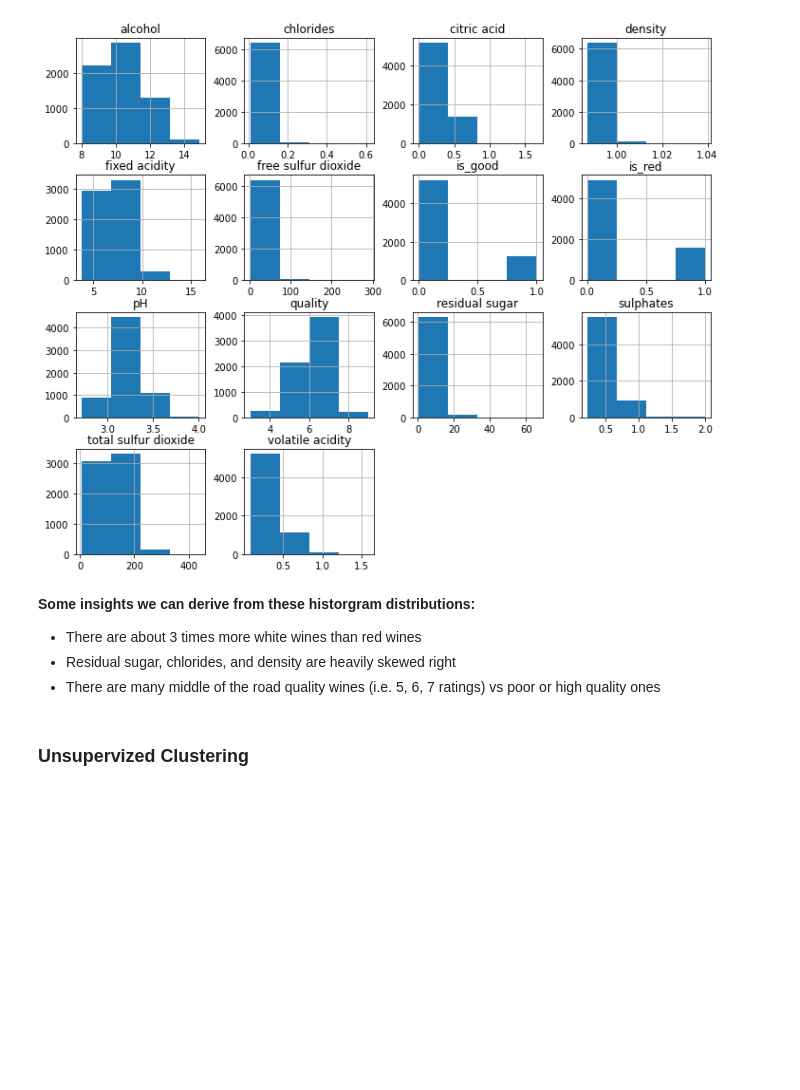
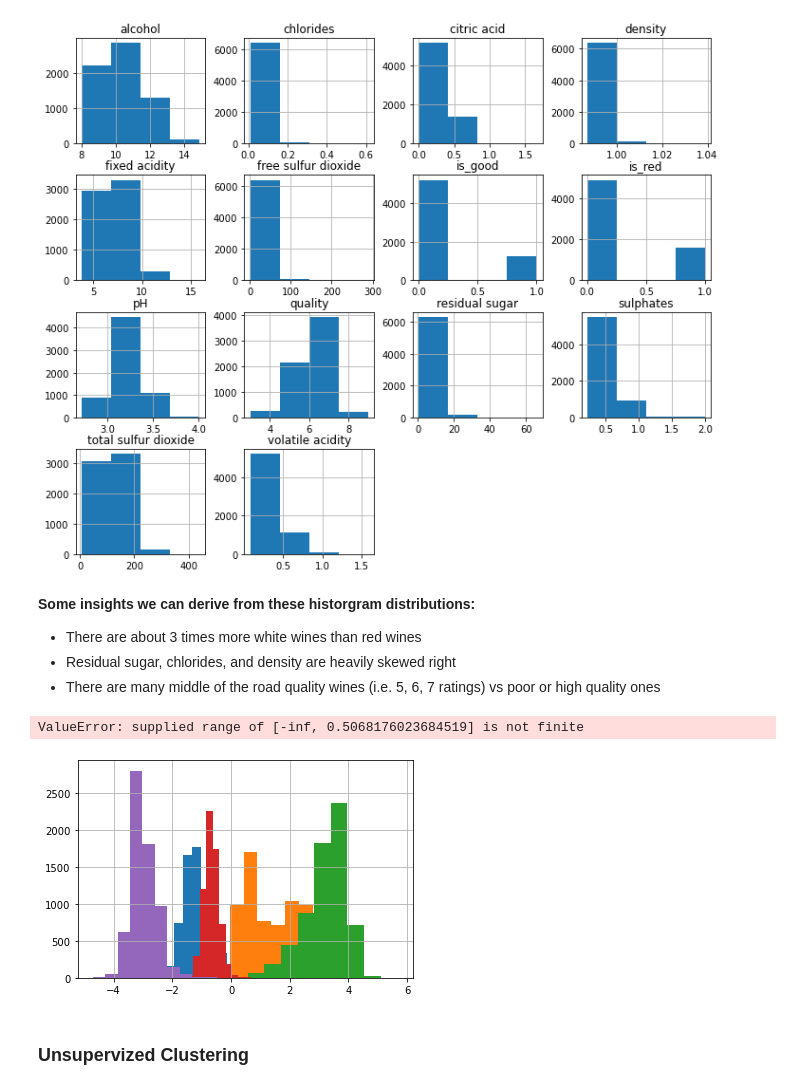
Before and after one commit to dtrakht/1001-Team-Project, a Jupyter notebook: code/wine-modeling.ipynb, the cells around one changed output. Drawn from its saved outputs; the diff is of its cells as text; code cells hidden in the pictures; blank space fills up the shorter version.

```diff
--- a/code/wine-modeling.ipynb
+++ b/code/wine-modeling.ipynb
@@ -107,6 +107,18 @@ array([[<matplotlib.axes._subplots.AxesSubplot object at 0x...>,
 - There are about 3 times more white wines than red wines
 - Residual sugar, chlorides, and density are heavily skewed right
 - There are many middle of the road quality wines (i.e. 5, 6, 7 ratings) vs poor or high quality ones
+# %%
+# take log of skewed features
+wines['volatile acidity'].apply(np.log).hist()
+wines['residual sugar'].apply(np.log).hist()
+wines['free sulfur dioxide'].apply(np.log).hist()
+wines['sulphates'].apply(np.log).hist()
+wines['chlorides'].apply(np.log).hist()
+wines['citric acid'].apply(np.log).hist()
+plt.show()
+# %% [output]
+ValueError: supplied range of [-inf, 0.5068176023684519] is not finite
+[figure, added]
 # %% [markdown]
 ### Unsupervized Clustering
 # %% [markdown]
```
Also changed, not shown: parts of 4 cells of this notebook.
